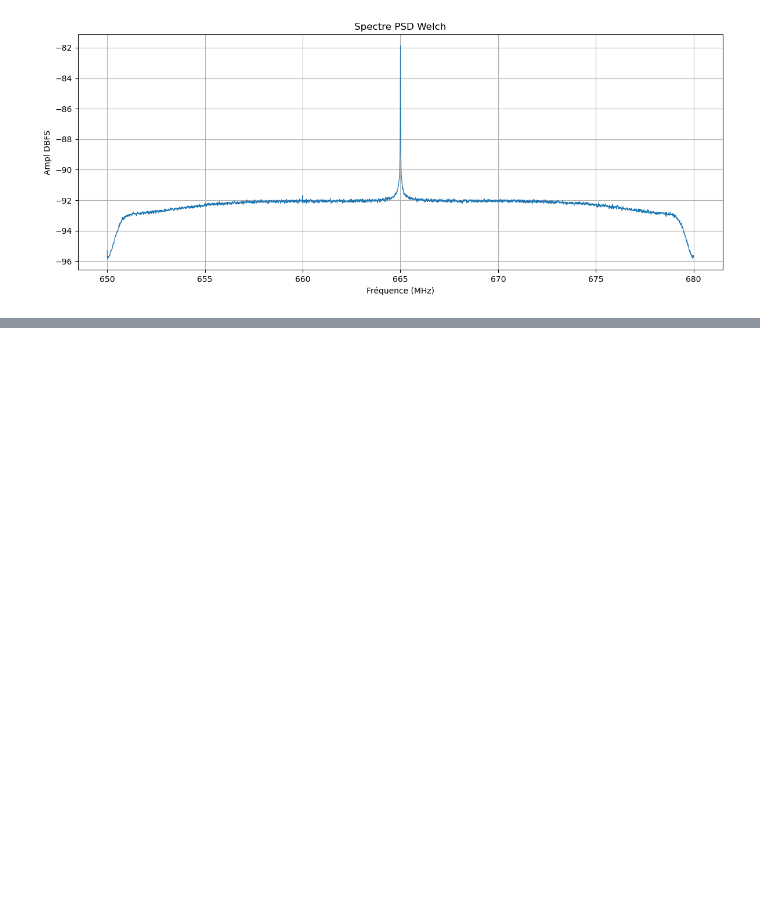
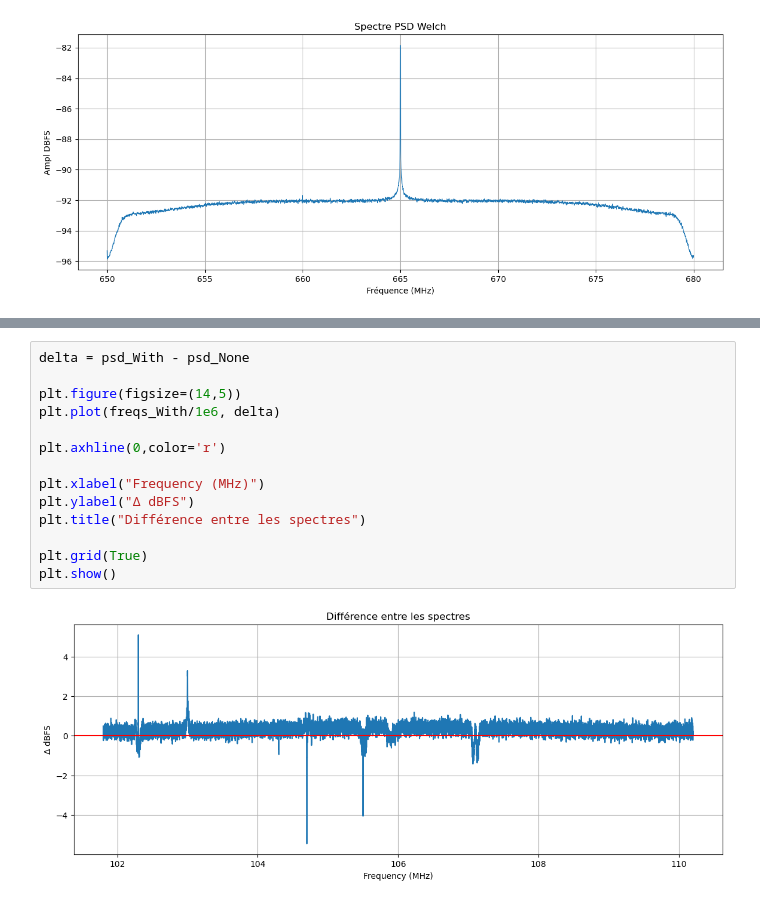
Before and after one commit to yousefBens/SDR_PRPD, a Jupyter notebook: Learn.ipynb, the cells around one changed output, grey strips where cells are left out. Cells and saved outputs as stored; diff of their text form; blank space fills up the shorter version.

```diff
--- a/Learn.ipynb
+++ b/Learn.ipynb
@@ -832,0 +874,16 @@ plot_spectrum(f, amp)
+# %%
+delta = psd_With - psd_None
+
+plt.figure(figsize=(14,5))
+plt.plot(freqs_With/1e6, delta)
+
+plt.axhline(0,color='r')
+
+plt.xlabel("Frequency (MHz)")
+plt.ylabel("Δ dBFS")
+plt.title("Différence entre les spectres")
+
+plt.grid(True)
+plt.show()
+# %% [output]
+[figure, added]
```
Also changed, not shown: parts of 50 cells of this notebook, 9 other files.
